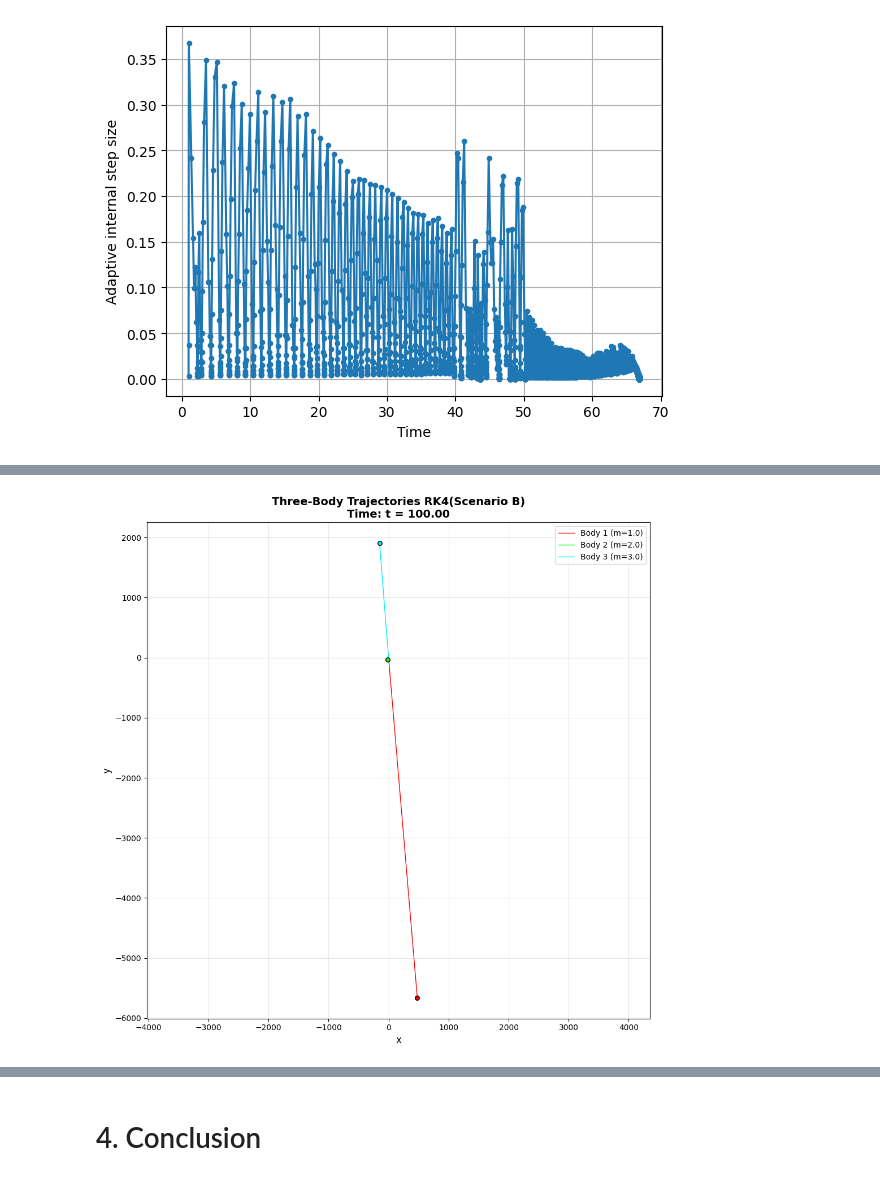
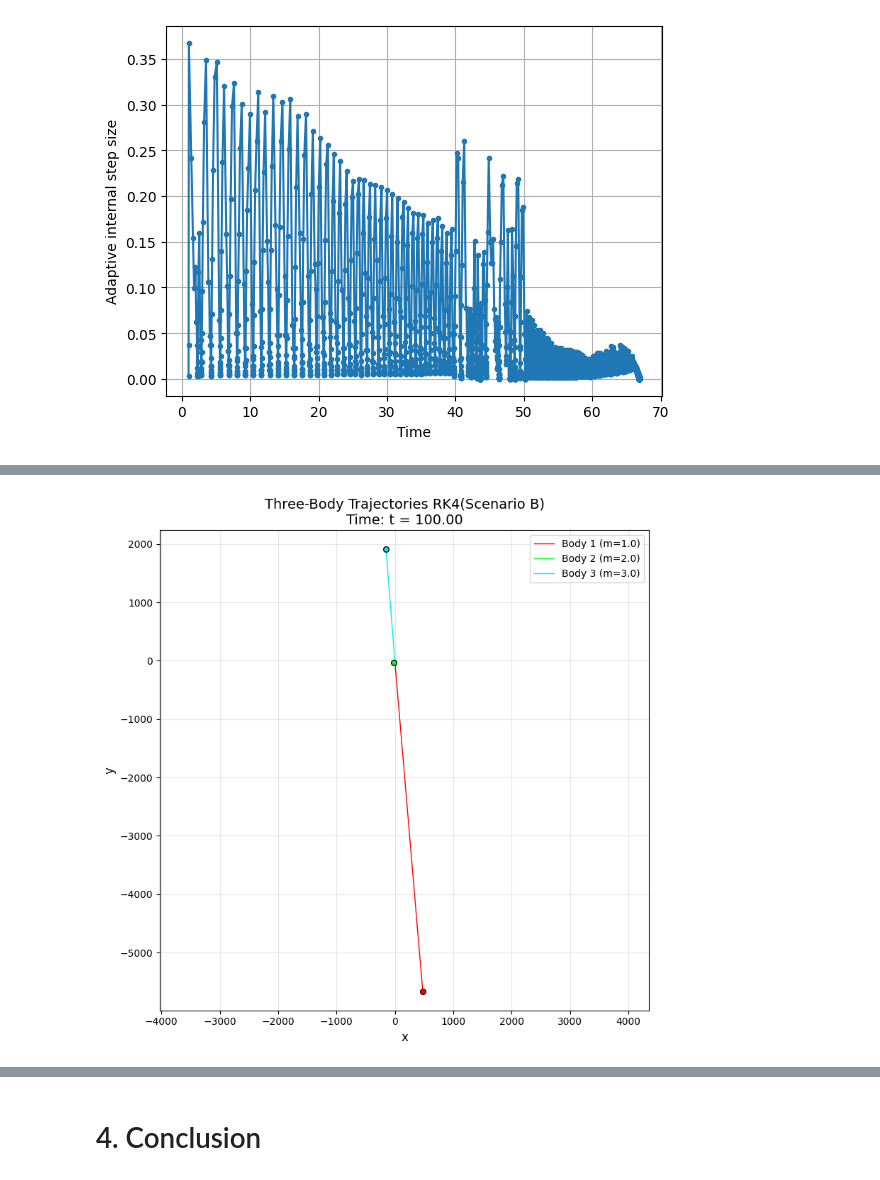
Before and after one commit to casafeng/ThreeBodyProblem, a Jupyter notebook: Stochastic Processes and Simulations in Natural Sciences - Projects.ipynb, the cells around one changed output, grey strips where cells are left out. Cells and saved outputs as stored; diff of their text form; code cells hidden in the pictures.

```diff
--- a/final_draft.ipynb
+++ b/Stochastic Processes and Simulations in Natural Sciences - Projects.ipynb
@@ -656,7 +649,7 @@ for frame_idx, idx in enumerate(frame_indices):
     clear_output(wait=True)
 
     # Create new figure
-    fig, ax = plt.subplots(figsize=(10, 10))
+    fig, ax = plt.subplots(figsize=(8, 8))
 
     # Plot trajectories up to this time point
     ax.plot(p1x_rk45[:idx+1], p1y_rk45[:idx+1],
@@ -681,7 +674,7 @@ for frame_idx, idx in enumerate(frame_indices):
     ax.set_xlim(x_min, x_max)
     ax.set_ylim(y_min, y_max)
     ax.set_title(f"Three-Body Trajectories RK45(Scenario A)\nTime: t = {t_rk45[idx]:.2f}",
-                fontsize=14, fontweight='bold')
+                fontsize=14)
     ax.set_xlabel("x", fontsize=12)
     ax.set_ylabel("y", fontsize=12)
     ax.axis("equal")
@@ -690,10 +683,6 @@ for frame_idx, idx in enumerate(frame_indices):
 
     plt.tight_layout()
     plt.show()
-
-    # Close figure to free memory
     plt.close(fig)
-
-    # Pause between frames
     time.sleep(0.1)
 # %% [output]
@@ -718,7 +709,7 @@ for frame_idx, idx in enumerate(frame_indices):
     clear_output(wait=True)
 
     # Create new figure
-    fig, ax = plt.subplots(figsize=(6, 6))
+    fig, ax = plt.subplots(figsize=(8, 8))
 
     # Plot trajectories up to this time point
     ax.plot(p1x_rk4[:idx+1], p1y_rk4[:idx+1],
@@ -743,7 +734,7 @@ for frame_idx, idx in enumerate(frame_indices):
     ax.set_xlim(x_min, x_max)
     ax.set_ylim(y_min, y_max)
     ax.set_title(f"Three-Body Trajectories RK4(Scenario A)\nTime: t = {t_rk4[idx]:.2f}",
-                fontsize=14, fontweight='bold')
+                fontsize=14)
     ax.set_xlabel("x", fontsize=12)
     ax.set_ylabel("y", fontsize=12)
     ax.axis("equal")
@@ -752,10 +743,6 @@ for frame_idx, idx in enumerate(frame_indices):
 
     plt.tight_layout()
     plt.show()
-
-    # Close figure to free memory
     plt.close(fig)
-
-    # Pause between frames
     time.sleep(0.1)
 # %% [output]
@@ -924,7 +915,7 @@ for frame_idx, idx in enumerate(frame_indices):
     clear_output(wait=True)
 
     # Create new figure
-    fig, ax = plt.subplots(figsize=(10, 10))
+    fig, ax = plt.subplots(figsize=(8, 8))
 
     # Plot trajectories up to this time point
     ax.plot(p1x_rk45[:idx+1], p1y_rk45[:idx+1],
@@ -949,7 +940,7 @@ for frame_idx, idx in enumerate(frame_indices):
     ax.set_xlim(x_min, x_max)
     ax.set_ylim(y_min, y_max)
     ax.set_title(f"Three-Body Trajectories RK45(Scenario B)\nTime: t = {t_rk45[idx]:.2f}",
-                fontsize=14, fontweight='bold')
+                fontsize=14)
     ax.set_xlabel("x", fontsize=12)
     ax.set_ylabel("y", fontsize=12)
     ax.axis("equal")
@@ -958,10 +949,6 @@ for frame_idx, idx in enumerate(frame_indices):
 
     plt.tight_layout()
     plt.show()
-
-    # Close figure to free memory
     plt.close(fig)
-
-    # Pause between frames
     time.sleep(0.1)
 # %% [output]
@@ -990,7 +975,7 @@ for frame_idx, idx in enumerate(frame_indices):
     clear_output(wait=True)
 
     # Create new figure
-    fig, ax = plt.subplots(figsize=(10, 10))
+    fig, ax = plt.subplots(figsize=(8, 8))
 
     # Plot trajectories up to this time point
     ax.plot(p1x_rk4[:idx+1], p1y_rk4[:idx+1],
@@ -999,36 +984,32 @@ for frame_idx, idx in enumerate(frame_indices):
             color=colors[1], linewidth=1, label=labels[1])
     ax.plot(p3x_rk4[:idx+1], p3y_rk4[:idx+1],
             color=colors[2], linewidth=1, label=labels[2])
 
     # Plot current positions as larger markers
     ax.scatter(p1x_rk4[idx], p1y_rk4[idx],
               color=colors[0], s=30, marker='o',
               edgecolors='black', linewidth=1, zorder=5)
     ax.scatter(p2x_rk4[idx], p2y_rk4[idx],
               color=colors[1], s=30, marker='o',
               edgecolors='black', linewidth=1, zorder=5)
     ax.scatter(p3x_rk4[idx], p3y_rk4[idx],
               color=colors[2], s=30, marker='o',
               edgecolors='black', linewidth=1, zorder=5)
 
     # Set consistent axis properties
     ax.set_xlim(x_min, x_max)
     ax.set_ylim(y_min, y_max)
     ax.set_title(f"Three-Body Trajectories RK4(Scenario B)\nTime: t = {t_rk4[idx]:.2f}",
-                fontsize=14, fontweight='bold')
+                fontsize=14)
     ax.set_xlabel("x", fontsize=12)
     ax.set_ylabel("y", fontsize=12)
     ax.axis("equal")
     ax.grid(True, alpha=0.3)
     ax.legend(loc='upper right', fontsize=10)
 
     plt.tight_layout()
     plt.show()
-
-    # Close figure to free memory
     plt.close(fig)
-
-    # Pause between frames
     time.sleep(0.1)
 # %% [output]
-[figure, old version]
+[figure, new version]
```
Also changed, not shown: parts of 39 cells of this notebook.
